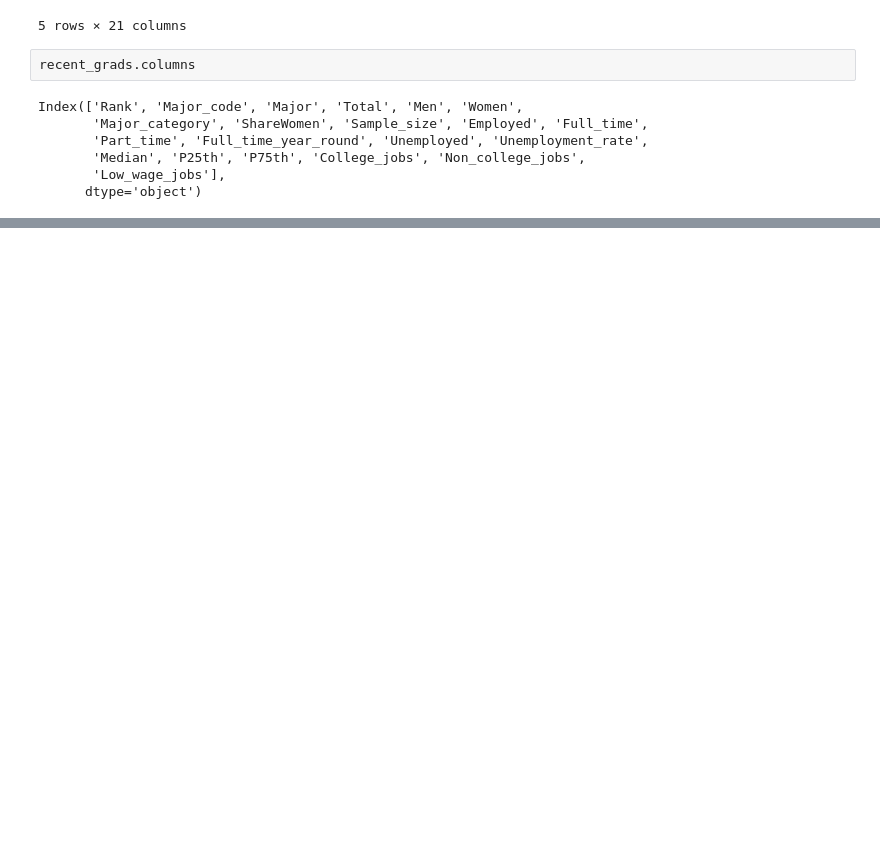
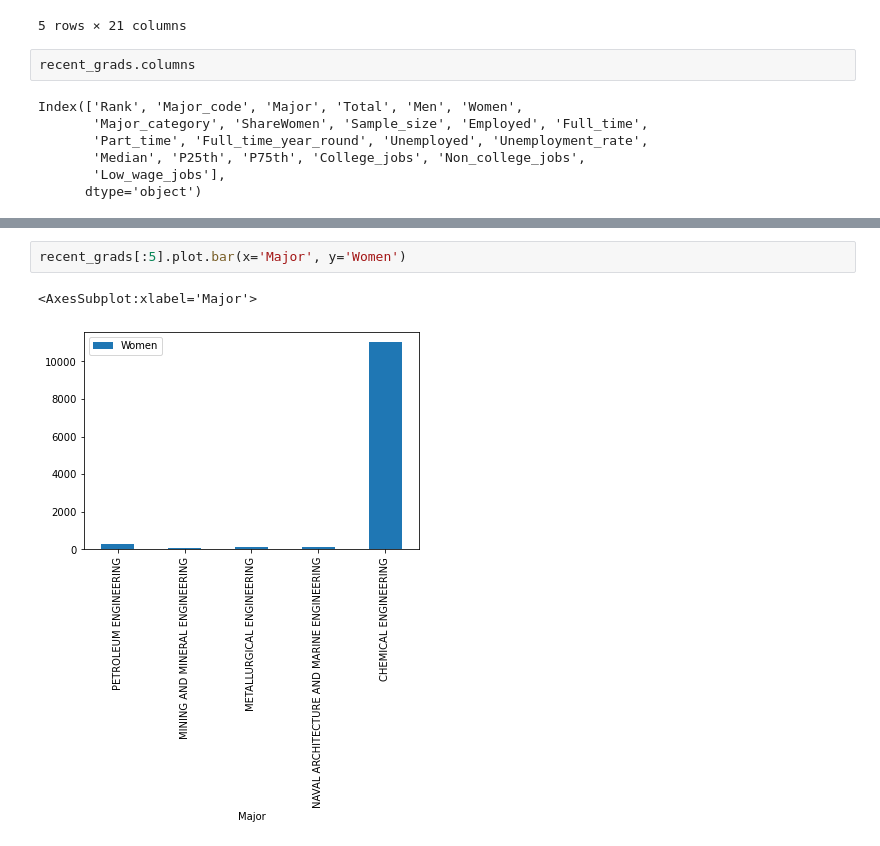
Before and after one commit to bbouya/Dataquest_project_learning, a Jupyter notebook: Data science project/4.Visualizing Earnings Based On College/Visualizing Earnings Based On College Majors.ipynb, the cells around one changed output, grey strips where cells are left out. Cells and saved outputs as stored; diff of their text form; blank space fills up the shorter version.

```diff
--- a/Data science project/4.Visualizing Earnings Based On College/Visualizing Earnings Based On College Majors.ipynb
+++ b/Data science project/4.Visualizing Earnings Based On College/Visualizing Earnings Based On College Majors.ipynb
@@ -26,0 +88,5 @@ Index(['Rank', 'Major_code', 'Major', 'Total', 'Men', 'Women',
+# %%
+recent_grads[:5].plot.bar(x='Major', y='Women')
+# %% [output]
+<AxesSubplot:xlabel='Major'>
+[figure, added]
```
Also changed, not shown: parts of 11 cells of this notebook.
